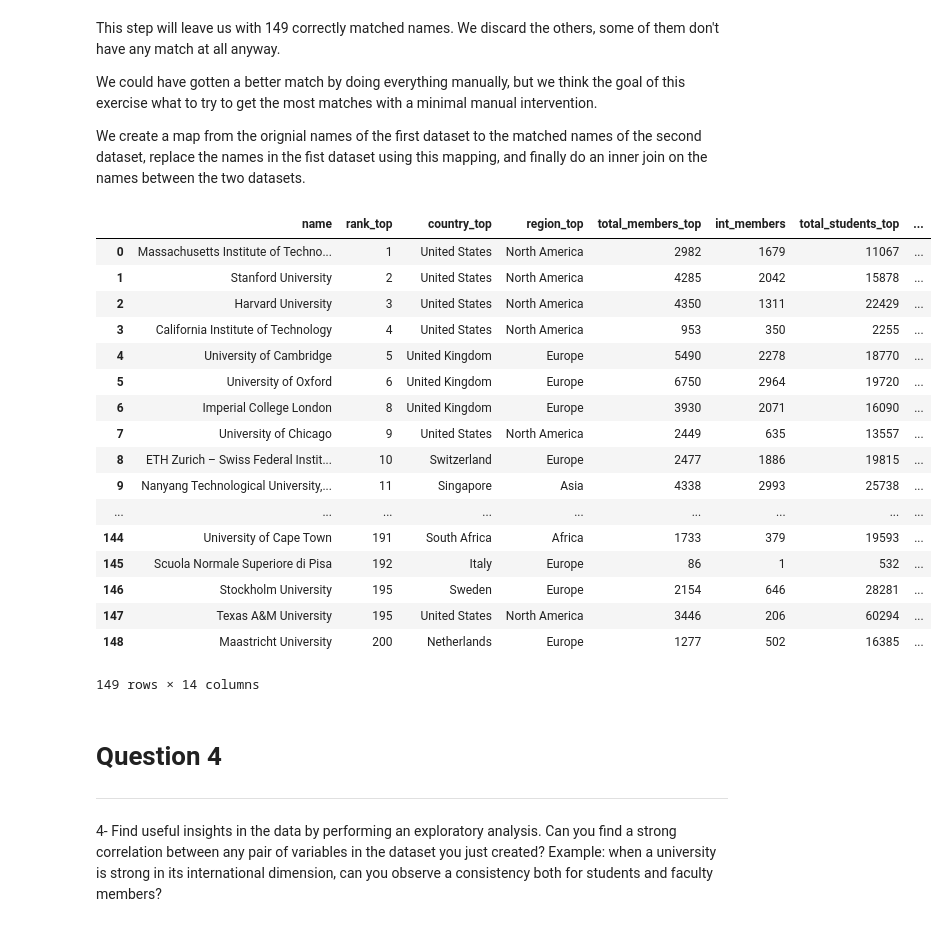
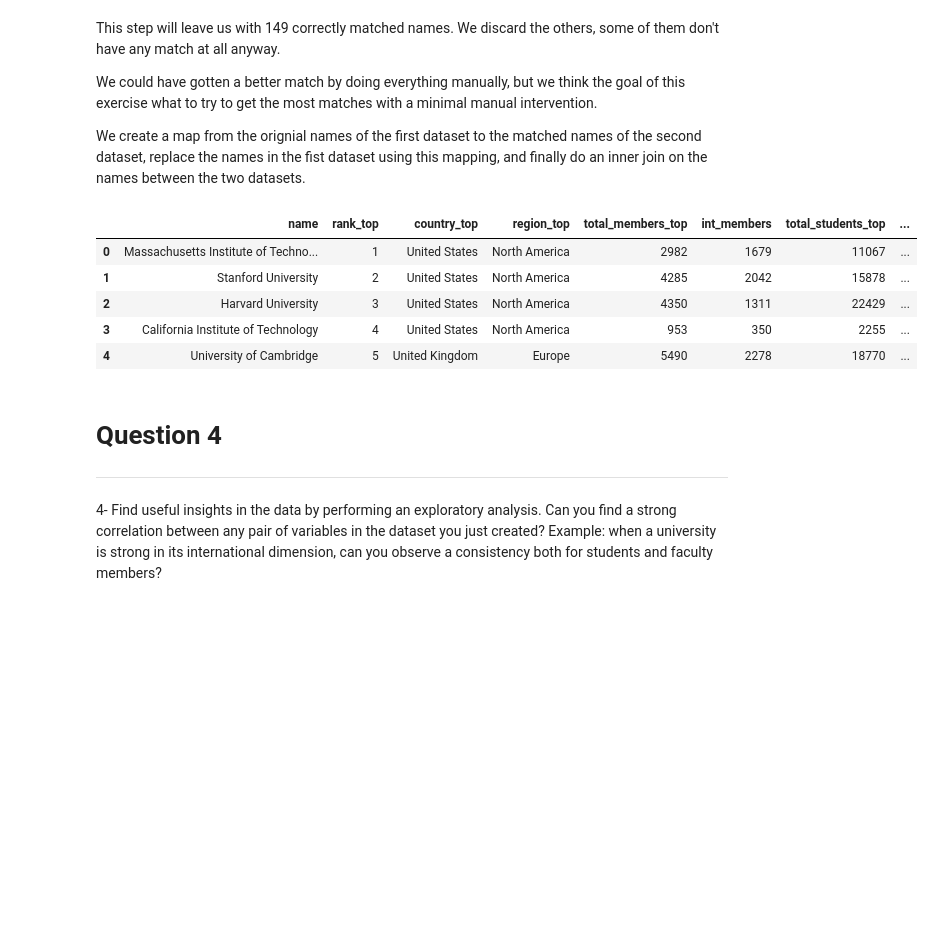
Before and after one commit to mj2905/ProjectMYP, a Jupyter notebook: HW2/Homework 2.ipynb, the cells around one changed output. Drawn from its saved outputs; the diff is of its cells as text; code cells hidden in the pictures; blank space fills up the shorter version.

```diff
--- a/HW2/Homework 2.ipynb
+++ b/HW2/Homework 2.ipynb
@@ -438,30 +417,18 @@ We create a map from the orignial names of the first dataset to the matched name
 # %%
 uni_map = merge[['orig_name', 'name2']].set_index('orig_name').to_dict()['name2']
 
 top = top_universities.copy().reset_index()
 top.name.replace(uni_map, inplace=True)
 
 merged = pd.merge(top, timeshigh.reset_index(), 'inner', 'name', suffixes=('_top', '_times'))
-merged#.head()
+merged.head()
 # %% [output]
 |  | name | rank_top | country_top | region_top | total_members_top | int_members | total_students_top | ... |
 | 0 | Massachusetts Institute of Techno... | 1 | United States | North America | 2982 | 1679 | 11067 | ... |
 | 1 | Stanford University | 2 | United States | North America | 4285 | 2042 | 15878 | ... |
 | 2 | Harvard University | 3 | United States | North America | 4350 | 1311 | 22429 | ... |
 | 3 | California Institute of Technology | 4 | United States | North America | 953 | 350 | 2255 | ... |
 | 4 | University of Cambridge | 5 | United Kingdom | Europe | 5490 | 2278 | 18770 | ... |
-| 5 | University of Oxford | 6 | United Kingdom | Europe | 6750 | 2964 | 19720 | ... |
-| 6 | Imperial College London | 8 | United Kingdom | Europe | 3930 | 2071 | 16090 | ... |
-| 7 | University of Chicago | 9 | United States | North America | 2449 | 635 | 13557 | ... |
-| 8 | ETH Zurich – Swiss Federal Instit... | 10 | Switzerland | Europe | 2477 | 1886 | 19815 | ... |
-| 9 | Nanyang Technological University,... | 11 | Singapore | Asia | 4338 | 2993 | 25738 | ... |
-| ... | ... | ... | ... | ... | ... | ... | ... | ... |
-| 144 | University of Cape Town | 191 | South Africa | Africa | 1733 | 379 | 19593 | ... |
-| 145 | Scuola Normale Superiore di Pisa | 192 | Italy | Europe | 86 | 1 | 532 | ... |
-| 146 | Stockholm University | 195 | Sweden | Europe | 2154 | 646 | 28281 | ... |
-| 147 | Texas A&M University | 195 | United States | North America | 3446 | 206 | 60294 | ... |
-| 148 | Maastricht University | 200 | Netherlands | Europe | 1277 | 502 | 16385 | ... |
-149 rows × 14 columns
 # %% [markdown]
 # Question 4
 -- --
```
Also changed, not shown: parts of 2 cells of this notebook.
